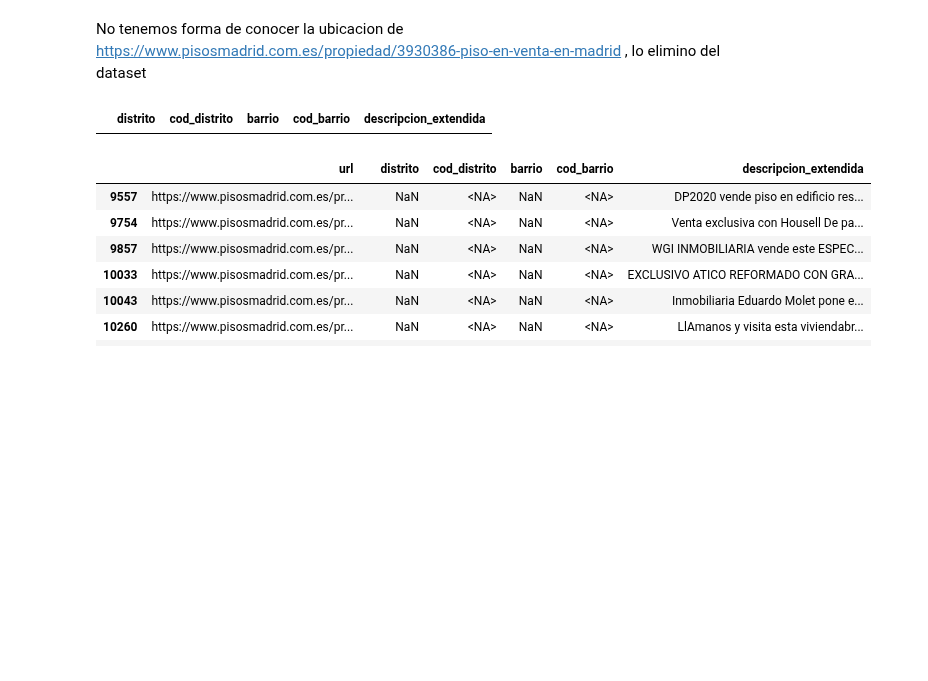
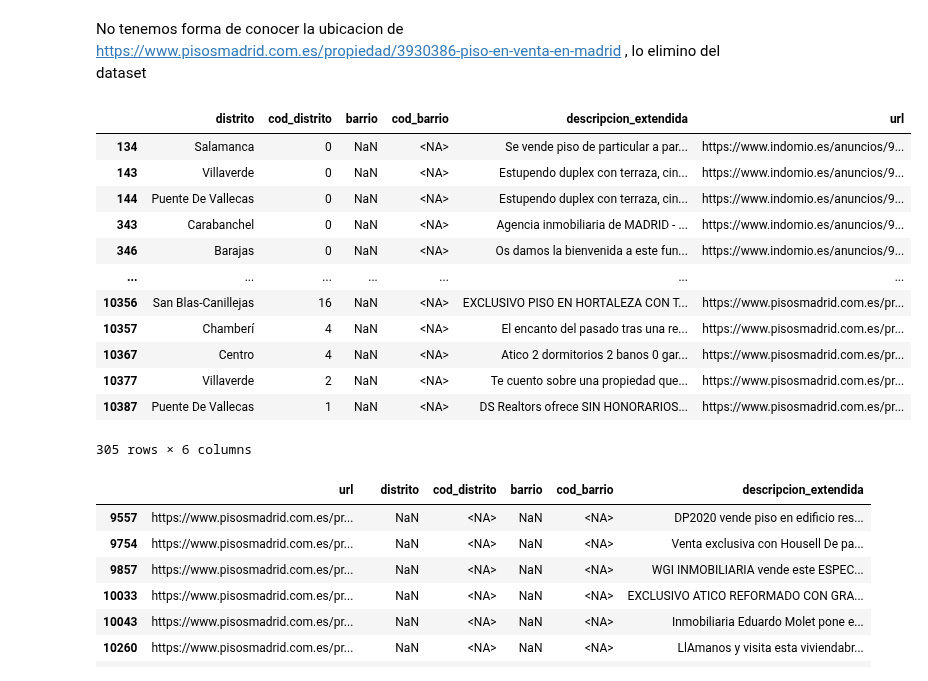
Before and after one commit to avaquerocastro/precios-de-vivienda-madrid, a Jupyter notebook: codigo/01-preprocesamiento-de-datos/Revision_columnas/Revision_Columnas.ipynb, the cells around one changed output. Drawn from its saved outputs; the diff is of its cells as text; code cells hidden in the pictures; blank space fills up the shorter version.

Commit message:
Modificaciones distritos

```diff
--- a/codigo/01-preprocesamiento-de-datos/Revision_columnas/Revision_Columnas.ipynb
+++ b/codigo/01-preprocesamiento-de-datos/Revision_columnas/Revision_Columnas.ipynb
@@ -834,17 +834,20 @@ df_fichero= pd.read_excel('./data/arreglar_barrios_distritos.xlsx')
 # Asegurar que las columnas necesarias existen en ambos DataFrames
 columnas = ['url', 'distrito', 'cod_distrito', 'barrio', 'cod_barrio']
 df_fichero = df_fichero[columnas].dropna(subset=['url'])  # Eliminar filas sin URL
-
+n=0
 # Recorrer el fichero y actualizar df17
 for _, row in df_fichero.iterrows():
     url = row['url']
-
+    print(url)
     # Verificar si la URL está en df17
     if url in df17['url'].values:
+        n=n+1
         # Encontrar el índice de la fila correspondiente en df17
         index = df17[df17['url'] == url].index[0]
-
+       # print(index)
         # Actualizar solo los valores no nulos en el fichero
         for col in columnas[1:]:  # Excluir 'url'
             if pd.notna(row[col]):  # Si en el fichero hay un valor válido
                 df17.at[index, col] = row[col]
+
+print(n)
@@ -889,7 +911,19 @@ df17.query("url=='https://www.redpiso.es/inmueble/chalet-en-venta-en-calle-doblo
 # %%
-df17.query("cod_barrio.notnull() & cod_distrito.isnull()")[['distrito','cod_distrito','barrio','cod_barrio','descripcion_extendida']]
+df17.query("cod_barrio.isnull() & cod_distrito.notnull()")[['distrito','cod_distrito','barrio','cod_barrio','descripcion_extendida','url']]
 # %% [output]
-|  | distrito | cod_distrito | barrio | cod_barrio | descripcion_extendida |
+|  | distrito | cod_distrito | barrio | cod_barrio | descripcion_extendida | url |
+| 134 | Salamanca | 0 | NaN | <NA> | Se vende piso de particular a par... | https://www.indomio.es/anuncios/9... |
+| 143 | Villaverde | 0 | NaN | <NA> | Estupendo duplex con terraza, cin... | https://www.indomio.es/anuncios/9... |
+| 144 | Puente De Vallecas | 0 | NaN | <NA> | Estupendo duplex con terraza, cin... | https://www.indomio.es/anuncios/9... |
+| 343 | Carabanchel | 0 | NaN | <NA> | Agencia inmobiliaria de MADRID - ... | https://www.indomio.es/anuncios/9... |
+| 346 | Barajas | 0 | NaN | <NA> | Os damos la bienvenida a este fun... | https://www.indomio.es/anuncios/9... |
+| ... | ... | ... | ... | ... | ... | ... |
+| 10356 | San Blas-Canillejas | 16 | NaN | <NA> | EXCLUSIVO PISO EN HORTALEZA CON T... | https://www.pisosmadrid.com.es/pr... |
+| 10357 | Chamberí | 4 | NaN | <NA> | El encanto del pasado tras una re... | https://www.pisosmadrid.com.es/pr... |
+| 10367 | Centro | 4 | NaN | <NA> | Atico 2 dormitorios 2 banos 0 gar... | https://www.pisosmadrid.com.es/pr... |
+| 10377 | Villaverde | 2 | NaN | <NA> | Te cuento sobre una propiedad que... | https://www.pisosmadrid.com.es/pr... |
+| 10387 | Puente De Vallecas | 1 | NaN | <NA> | DS Realtors ofrece SIN HONORARIOS... | https://www.pisosmadrid.com.es/pr... |
+305 rows × 6 columns
 # %%
 # Filtrar filas donde 'cod_barrio' no es nulo y 'cod_distrito' es nulo
 filas = df17.query("cod_barrio.notnull() & cod_distrito.isnull()")
```
Also changed, not shown: parts of 5 cells of this notebook, 1 other file.
